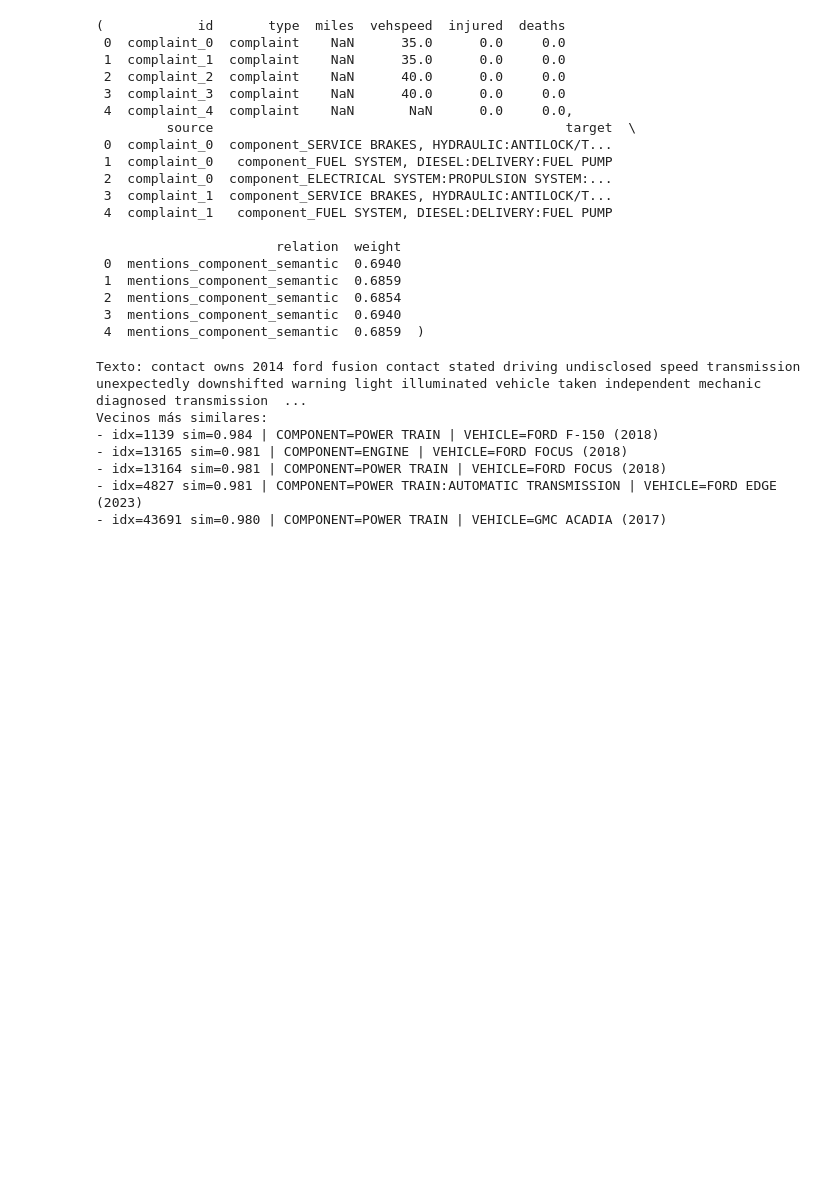
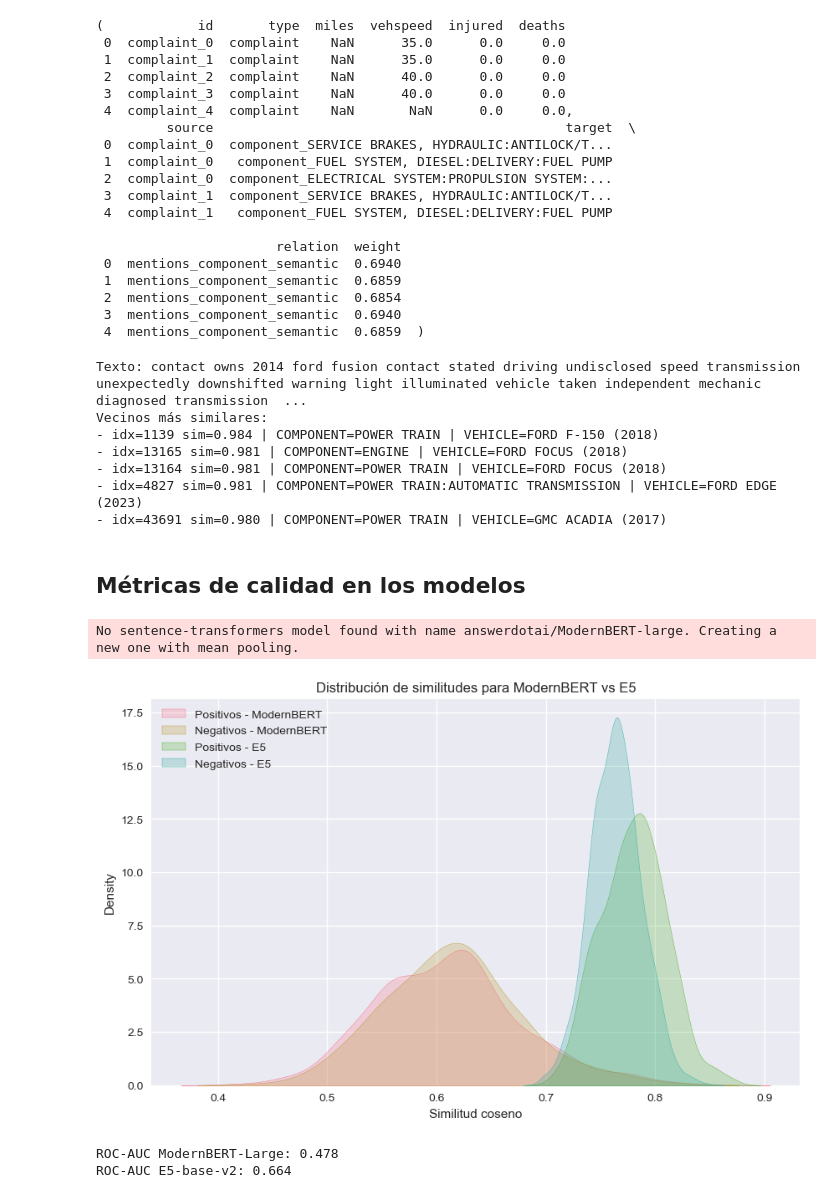
Before and after one commit to erikmoralestec/proyecto-integrador-grafos-de-conocimiento-llm, a Jupyter notebook: notebooks/COMPL_2025_Transformations.ipynb, the cells around one changed output. Saved outputs shown, nothing was run; the diff lists cells and outputs as text; code cells hidden in the pictures; blank space fills up the shorter version.

```diff
--- a/notebooks/COMPL_2025_Transformations.ipynb
+++ b/notebooks/COMPL_2025_Transformations.ipynb
@@ -1006,7 +1153,7 @@ for idx in tqdm(sample_idx, desc="Calibrando similitud texto→COMPONENT"):
     if pd.isna(comp) or comp not in comp_to_idx:
         continue
     j = comp_to_idx[comp]
-    s = float((embeddings_mbert[idx:idx+1] @ comp_emb[j:j+1].T)[0,0])  # coseno por normalización
+    s = float((embeddings_mbert4096[idx:idx+1] @ comp_emb_mbert4096[j:j+1].T)[0,0])  # coseno por normalización
     pos_sims.append(s)
 
 pos_sims = np.array(pos_sims)
@@ -1297,3 +1310,5 @@ Vecinos más similares:
 - idx=13164 sim=0.981 | COMPONENT=POWER TRAIN | VEHICLE=FORD FOCUS (2018)
 - idx=4827 sim=0.981 | COMPONENT=POWER TRAIN:AUTOMATIC TRANSMISSION | VEHICLE=FORD EDGE (2023)
 - idx=43691 sim=0.980 | COMPONENT=POWER TRAIN | VEHICLE=GMC ACADIA (2017)
+# %% [markdown]
+## Métricas de calidad en los modelos
@@ -1299,0 +1321,49 @@ Vecinos más similares:
+# %%
+negatives = []
+components = sample_df['COMPONENT'].unique().tolist()
+
+for text in sample_df['CLEAN_TEXT']:
+    fake_comp = random.choice(components)
+    negatives.append((text, fake_comp))
+
+pairs_df = pd.DataFrame(pairs + negatives, columns=['text', 'component'])
+pairs_df['label'] = [1]*len(pairs) + [0]*len(negatives)
+# %%
+def evaluate_model(model_name, pairs_df):
+    model = SentenceTransformer(model_name)
+    sims = []
+    for text, comp in tqdm(pairs_df[['text', 'component']].values, desc=f"Evaluating {model_name}"):
+        emb_text = model.encode(text, convert_to_tensor=True)
+        emb_comp = model.encode(comp, convert_to_tensor=True)
+        sim = util.cos_sim(emb_text, emb_comp).item()
+        sims.append(sim)
+    pairs_df[f'sim_{model_name.split("/")[-1]}'] = sims
+    return pairs_df
+
+pairs_df = evaluate_model("answerdotai/ModernBERT-large", pairs_df)
+pairs_df = evaluate_model("intfloat/e5-base-v2", pairs_df)
+# %% [output]
+No sentence-transformers model found with name answerdotai/ModernBERT-large. Creating a new one with mean pooling.
+# %%
+plt.figure(figsize=(10,6))
+sns.kdeplot(pairs_df.loc[pairs_df.label==1, 'sim_ModernBERT-large'], label='Positivos - ModernBERT', shade=True)
+sns.kdeplot(pairs_df.loc[pairs_df.label==0, 'sim_ModernBERT-large'], label='Negativos - ModernBERT', shade=True)
+sns.kdeplot(pairs_df.loc[pairs_df.label==1, 'sim_e5-base-v2'], label='Positivos - E5', shade=True)
+sns.kdeplot(pairs_df.loc[pairs_df.label==0, 'sim_e5-base-v2'], label='Negativos - E5', shade=True)
+plt.legend()
+plt.title("Distribución de similitudes para ModernBERT vs E5")
+plt.xlabel("Similitud coseno")
+plt.show()
+
+# Evaluar separación entre clases
+from sklearn.metrics import roc_auc_score
+
+roc_mbert = roc_auc_score(pairs_df['label'], pairs_df['sim_ModernBERT-large'])
+roc_e5 = roc_auc_score(pairs_df['label'], pairs_df['sim_e5-base-v2'])
+
+print(f"ROC-AUC ModernBERT-Large: {roc_mbert:.3f}")
+print(f"ROC-AUC E5-base-v2: {roc_e5:.3f}")
+# %% [output]
+[figure, added]
+ROC-AUC ModernBERT-Large: 0.478
+ROC-AUC E5-base-v2: 0.664
```
Also changed, not shown: parts of 34 cells of this notebook.
